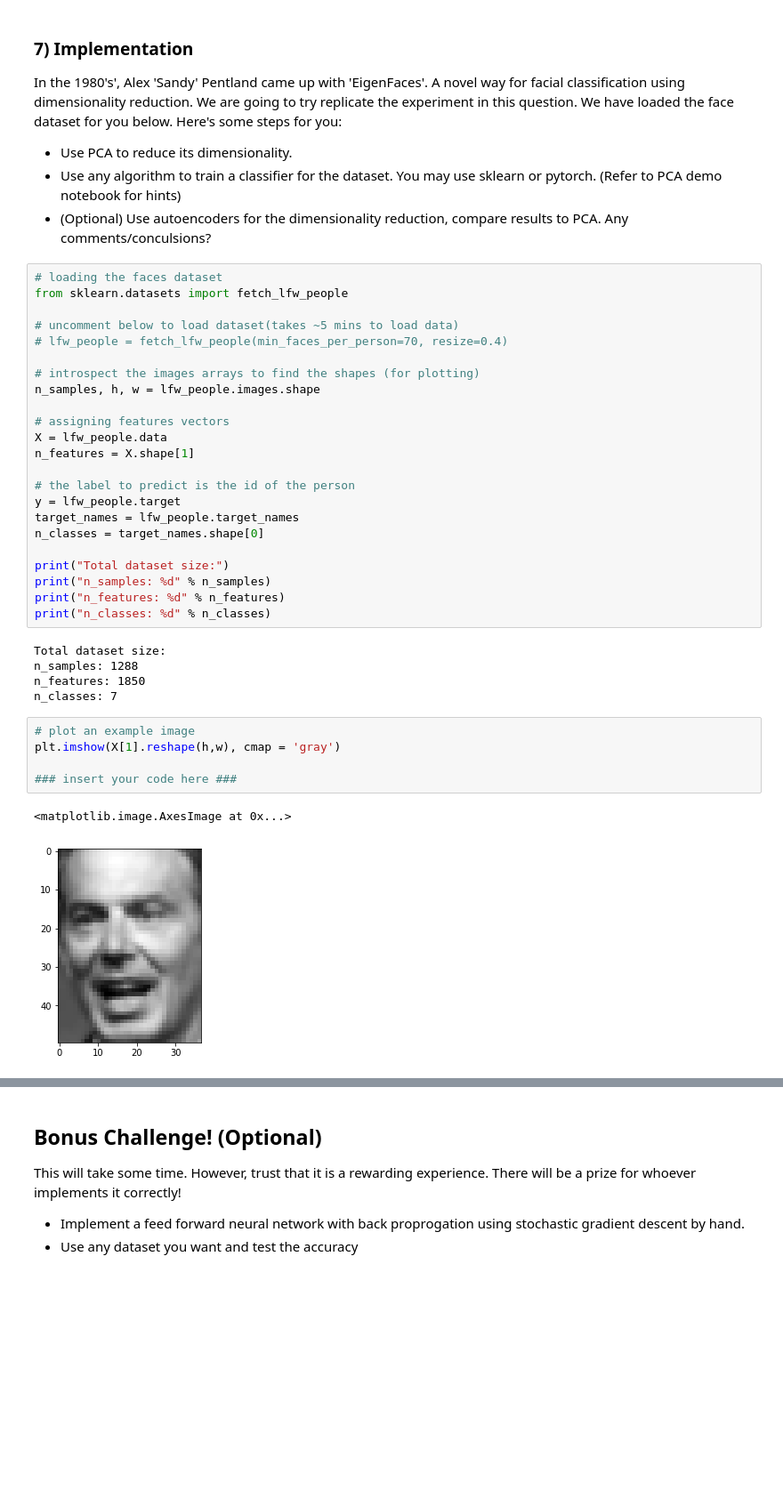
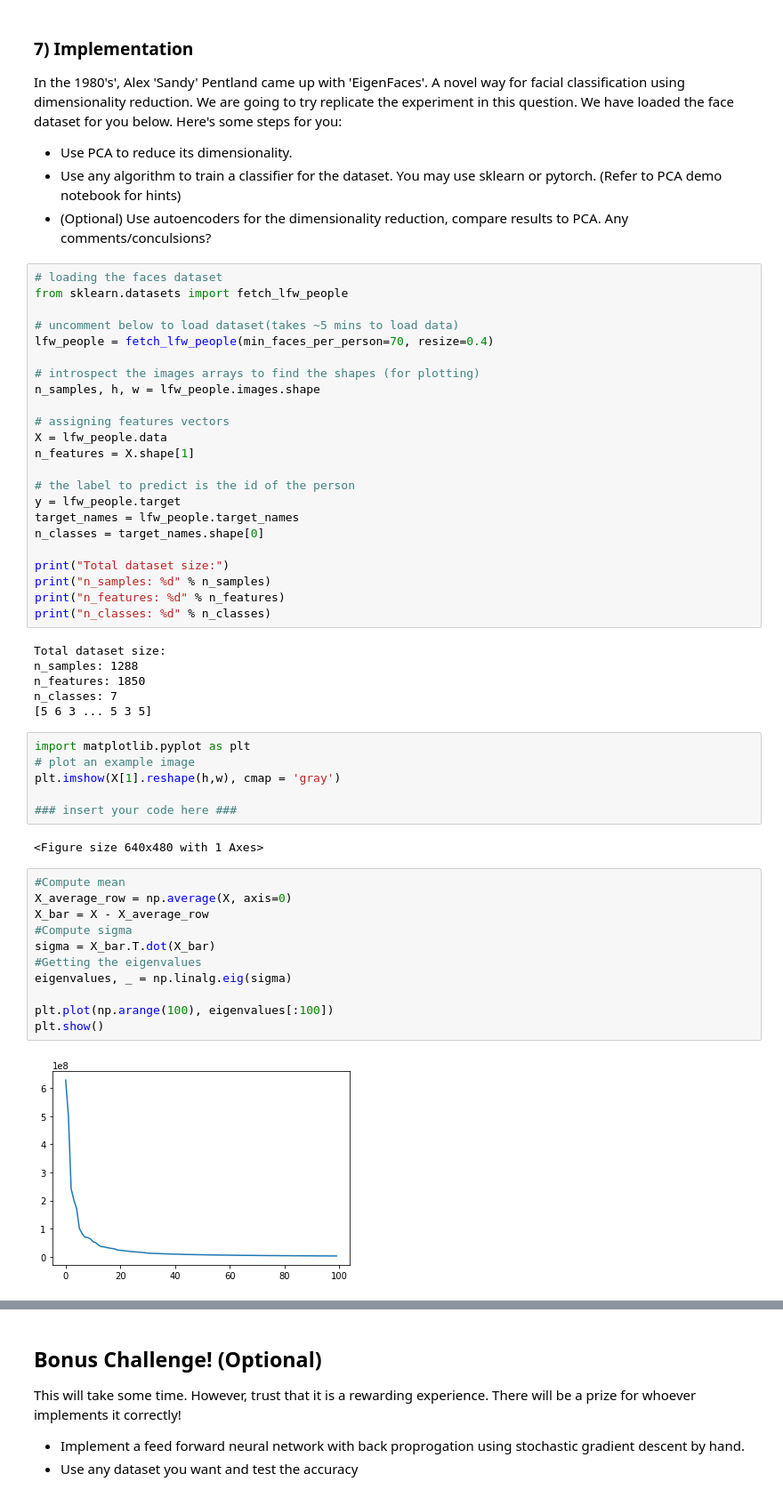
Before and after one commit to McGillAISociety/mais-bootcamp-w2019, a Jupyter notebook: Assignment4/MAIS 202 - Assignment 4.ipynb, the cells around one changed output, grey strips where cells are left out. Shown at 89% size. Saved outputs shown, nothing was run; the diff lists cells and outputs as text; blank space fills up the shorter version.

```diff
--- a/Assignment4/MAIS 202 - Assignment 4.ipynb
+++ b/Assignment4/MAIS 202 - Assignment 4.ipynb
@@ -99,7 +146,7 @@ In the 1980's', Alex 'Sandy' Pentland came up with 'EigenFaces'. A novel way for
 from sklearn.datasets import fetch_lfw_people
 
 # uncomment below to load dataset(takes ~5 mins to load data)
-# lfw_people = fetch_lfw_people(min_faces_per_person=70, resize=0.4)
+lfw_people = fetch_lfw_people(min_faces_per_person=70, resize=0.4)
 
 # introspect the images arrays to find the shapes (for plotting)
 n_samples, h, w = lfw_people.images.shape
@@ -122,11 +169,25 @@ Total dataset size:
 n_samples: 1288
 n_features: 1850
 n_classes: 7
+[5 6 3 ... 5 3 5]
 # %%
+import matplotlib.pyplot as plt
 # plot an example image
 plt.imshow(X[1].reshape(h,w), cmap = 'gray')
 
 ### insert your code here ###
 # %% [output]
-<matplotlib.image.AxesImage at 0x...>
+<Figure size 640x480 with 1 Axes>
-[figure, removed]
+# %%
+#Compute mean
+X_average_row = np.average(X, axis=0)
+X_bar = X - X_average_row
+#Compute sigma
+sigma = X_bar.T.dot(X_bar)
+#Getting the eigenvalues
+eigenvalues, _ = np.linalg.eig(sigma)
+
+plt.plot(np.arange(100), eigenvalues[:100])
+plt.show()
+# %% [output]
+[figure, added]
```
Also changed, not shown: parts of 12 cells of this notebook.
